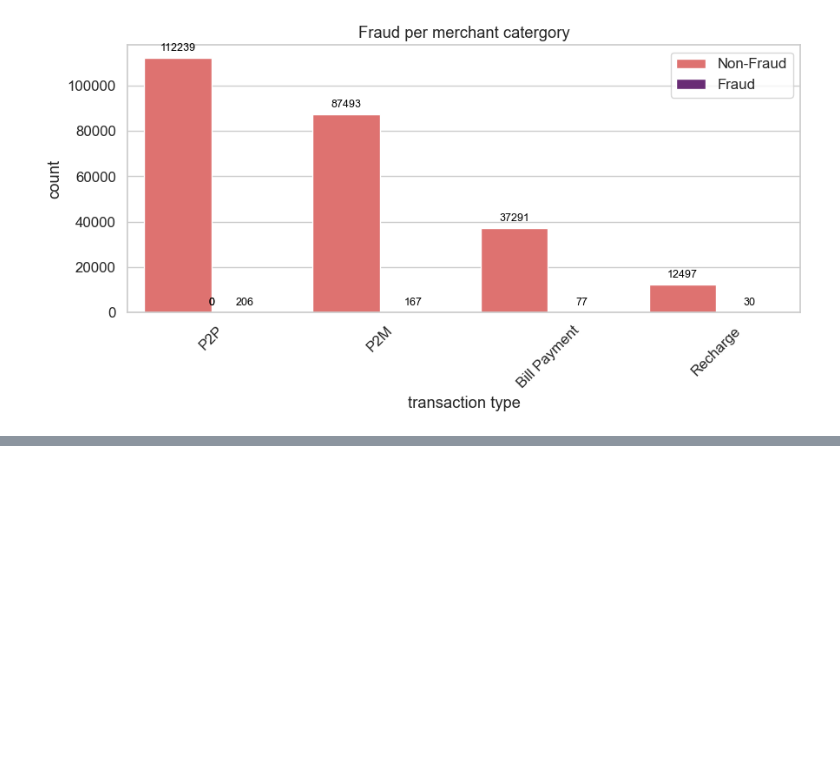
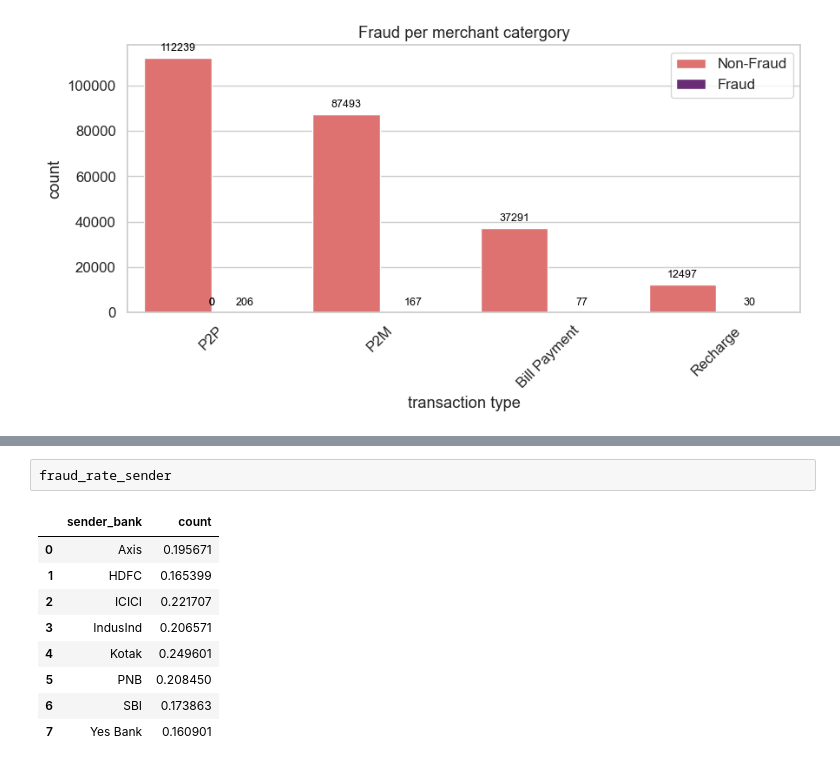
Before and after one commit to RajBhumarkar/UPI-Transaction-Behaviour-and-Fraud-Pattern-Analysis, a Jupyter notebook: upi_eda.ipynb, the cells around one changed output, grey strips where cells are left out. Drawn from its saved outputs; the diff is of its cells as text; blank space fills up the shorter version.

```diff
--- a/upi_eda.ipynb
+++ b/upi_eda.ipynb
@@ -315,0 +362,12 @@ plt.show()
+# %%
+fraud_rate_sender
+# %% [output]
+|  | sender_bank | count |
+| 0 | Axis | 0.195671 |
+| 1 | HDFC | 0.165399 |
+| 2 | ICICI | 0.221707 |
+| 3 | IndusInd | 0.206571 |
+| 4 | Kotak | 0.249601 |
+| 5 | PNB | 0.208450 |
+| 6 | SBI | 0.173863 |
+| 7 | Yes Bank | 0.160901 |
```
Also changed, not shown: parts of 10 cells of this notebook.
